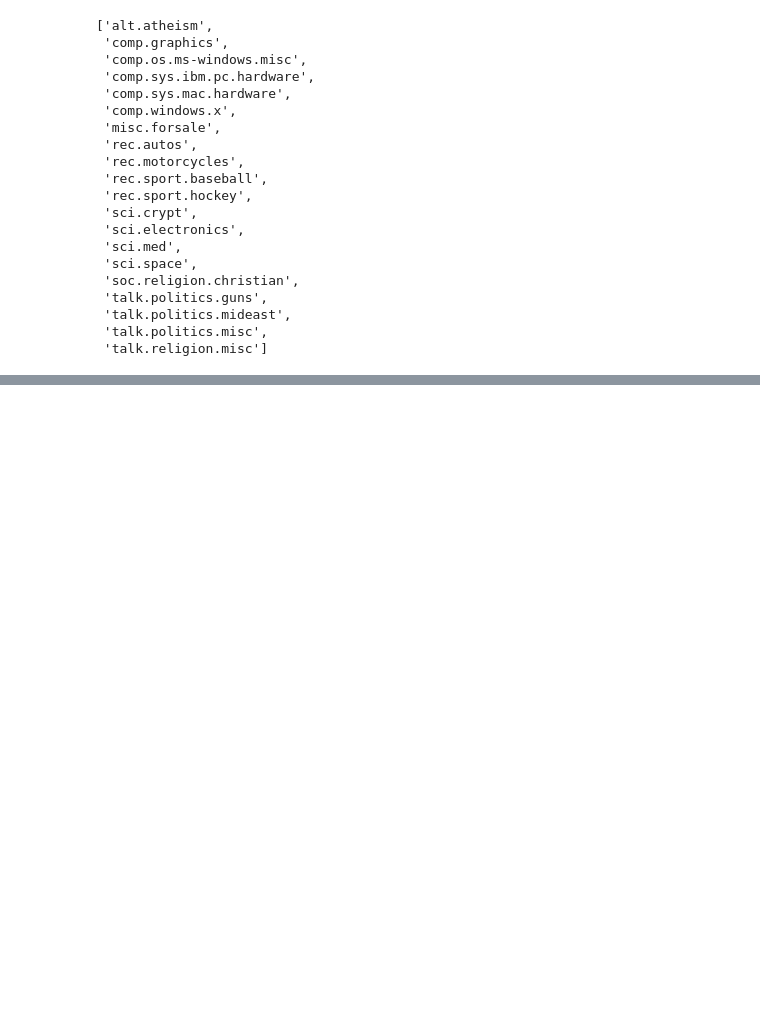
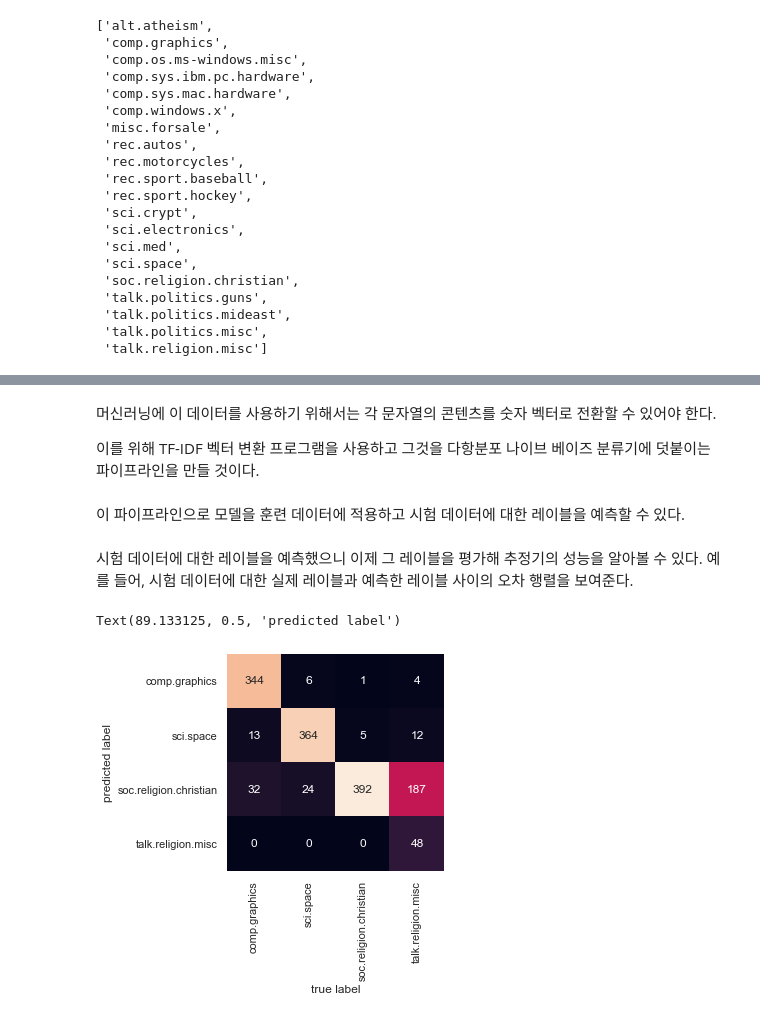
Before and after one commit to jiyeoon/TIL, a Jupyter notebook: data_science_handbook/나이브베이즈분류.ipynb, the cells around one changed output, grey strips where cells are left out. Saved outputs shown, nothing was run; the diff lists cells and outputs as text; code cells hidden in the pictures; blank space fills up the shorter version.

```diff
--- a/data_science_handbook/나이브베이즈분류.ipynb
+++ b/data_science_handbook/나이브베이즈분류.ipynb
@@ -131,0 +134,4 @@ Downloading dataset from https://ndownloader.figshare.com/files/5975967 (14 MB)
+# %%
+categories = ['talk.religion.misc', 'soc.religion.christian', 'sci.space', 'comp.graphics']
+train = fetch_20newsgroups(subset='train', categories=categories)
+test = fetch_20newsgroups(subset='test', categories=categories)
@@ -131,0 +160,28 @@ Downloading dataset from https://ndownloader.figshare.com/files/5975967 (14 MB)
+# %% [markdown]
+머신러닝에 이 데이터를 사용하기 위해서는 각 문자열의 콘텐츠를 숫자 벡터로 전환할 수 있어야 한다.
+
+이를 위해 TF-IDF 벡터 변환 프로그램을 사용하고 그것을 다항분포 나이브 베이즈 분류기에 덧붙이는 파이프라인을 만들 것이다.
+# %%
+from sklearn.feature_extraction.text import TfidfVectorizer
+from sklearn.naive_bayes import MultinomialNB
+from sklearn.pipeline import make_pipeline
+
+model = make_pipeline(TfidfVectorizer(), MultinomialNB())
+# %% [markdown]
+이 파이프라인으로 모델을 훈련 데이터에 적용하고 시험 데이터에 대한 레이블을 예측할 수 있다.
+# %%
+model.fit(train.data, train.target)
+labels = model.predict(test.data)
+# %% [markdown]
+시험 데이터에 대한 레이블을 예측했으니 이제 그 레이블을 평가해 추정기의 성능을 알아볼 수 있다. 예를 들어, 시험 데이터에 대한 실제 레이블과 예측한 레이블 사이의 오차 행렬을 보여준다.
+# %%
+from sklearn.metrics import confusion_matrix
+
+mat = confusion_matrix(test.target, labels)
+sns.heatmap(mat.T, square=True, annot=True, fmt='d', cbar=False,
+            xticklabels=train.target_names, yticklabels=train.target_names)
+plt.xlabel('true label')
+plt.ylabel('predicted label')
+# %% [output]
+Text(89.133125, 0.5, 'predicted label')
+[figure, added]
```
Also changed, not shown: parts of 10 cells of this notebook.
